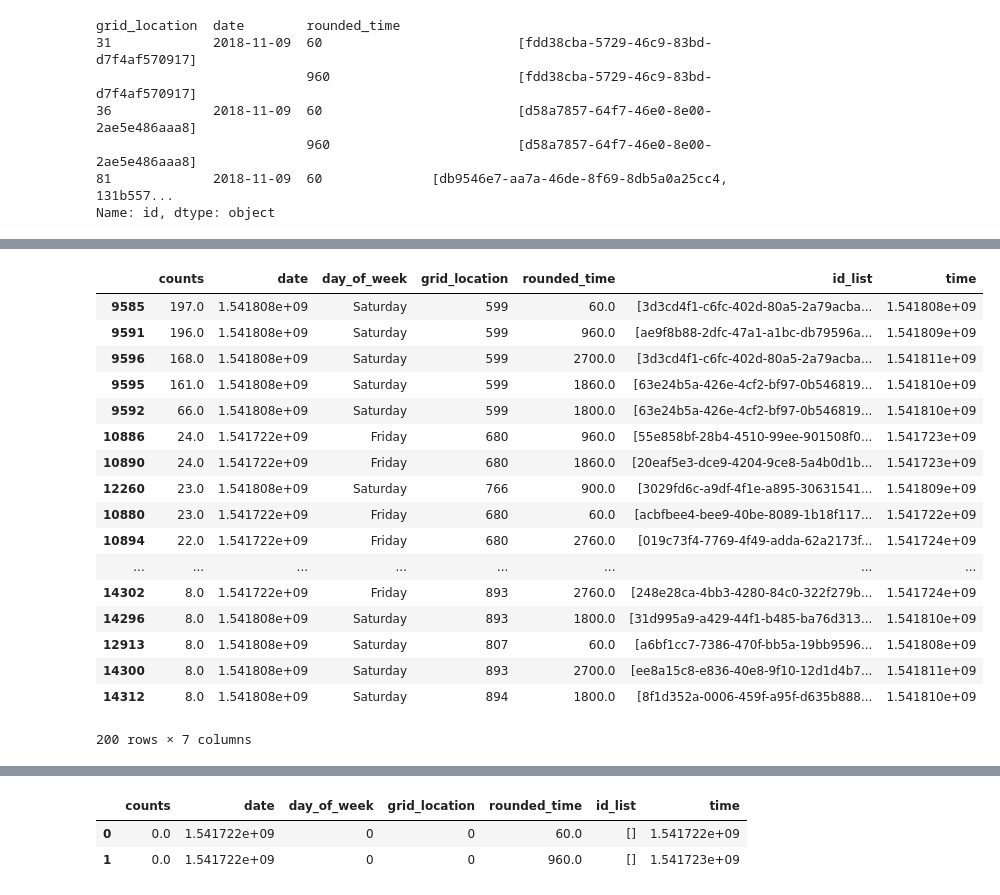
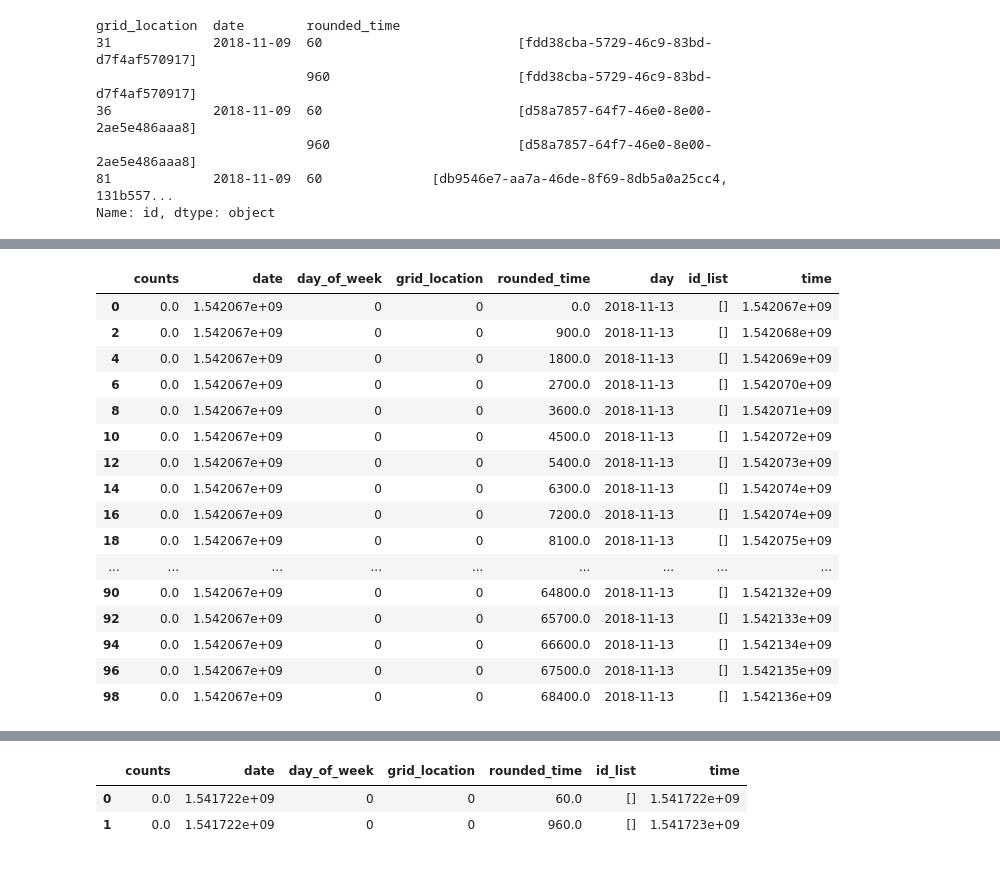
Before and after one commit to johnhayes20/Fantastic-Scooters-and-How-to-Redestribute-Them, a Jupyter notebook: Data Cleaning.ipynb, the cells around one changed output, grey strips where cells are left out. Cells and saved outputs as stored; diff of their text form; code cells hidden in the pictures.

```diff
--- a/Data Cleaning.ipynb
+++ b/Data Cleaning.ipynb
@@ -9,9 +9,9 @@ import folium
 from folium.plugins import MarkerCluster
 import datetime
 # %%
-def get_data(n=500000):
+def get_data(n=1000000):
 
-    df = pd.read_csv('bird_data.csv')
+    df = pd.read_csv('bird_data-nov19.csv')
     df.drop(['code', 'captive'], axis=1, inplace=True)
 
     temp_df = df.head(n)
@@ -144,12 +144,10 @@ def add_rounded_time(df, interval=15):
 
     '''
     df['rounded_time'] = pd.to_datetime(df['time']).dt.round('15min')
-    #df['rounded_time'] = pd.to_datetime(df['time']).dt.round("Min").apply(lambda dt: datetime.datetime(dt.year, dt.month, dt.day, dt.hour,15*round((float(dt.minute) + float(dt.second)/60) / interval)))
-    #df['rounded_time'] = pd.Series([val.time() for val in df['rounded_time']])
 
     df_time = pd.to_datetime(df["rounded_time"])
 
-    df['rounded_time'] = df_time.dt.hour*60+df_time.dt.minute*60 + df_time.dt.second
+    df['rounded_time'] = df_time.dt.hour*3600+df_time.dt.minute*60 + df_time.dt.second
 
 
     return df
@@ -374,4 +374,5 @@ for train_index, test_index in tscv.split(X):
 # %%
+new_df['day'] = new_df['date']
 new_df['date'] =(new_df['date'] - datetime.datetime(1970,1,1)).dt.total_seconds()
 # %%
 new_df.head()
@@ -433,23 +422,23 @@ merger_df['time'] = merger_df['date'] + merger_df['rounded_time']
 #merger_df = merger_df.drop(['battery_level', 'day_of_week', 'id', 'latitude', 'longitude'], axis =1)
 # %%
 merger_df.sort_values(by=['grid_location', 'time'], inplace=True)
-merger_df.sort_values(by='counts', ascending=False).head(200)
+#merger_df.sort_values(by='counts', ascending=False).head(200)
+merger_df.head(50)
 # %% [output]
-|  | counts | date | day_of_week | grid_location | rounded_time | id_list | time |
-| 9585 | 197.0 | 1.541808e+09 | Saturday | 599 | 60.0 | [3d3cd4f1-c6fc-402d-80a5-2a79acba... | 1.541808e+09 |
-| 9591 | 196.0 | 1.541808e+09 | Saturday | 599 | 960.0 | [ae9f8b88-2dfc-47a1-a1bc-db79596a... | 1.541809e+09 |
-| 9596 | 168.0 | 1.541808e+09 | Saturday | 599 | 2700.0 | [3d3cd4f1-c6fc-402d-80a5-2a79acba... | 1.541811e+09 |
-| 9595 | 161.0 | 1.541808e+09 | Saturday | 599 | 1860.0 | [63e24b5a-426e-4cf2-bf97-0b546819... | 1.541810e+09 |
-| 9592 | 66.0 | 1.541808e+09 | Saturday | 599 | 1800.0 | [63e24b5a-426e-4cf2-bf97-0b546819... | 1.541810e+09 |
-| 10886 | 24.0 | 1.541722e+09 | Friday | 680 | 960.0 | [55e858bf-28b4-4510-99ee-901508f0... | 1.541723e+09 |
-| 10890 | 24.0 | 1.541722e+09 | Friday | 680 | 1860.0 | [20eaf5e3-dce9-4204-9ce8-5a4b0d1b... | 1.541723e+09 |
-| 12260 | 23.0 | 1.541808e+09 | Saturday | 766 | 900.0 | [3029fd6c-a9df-4f1e-a895-30631541... | 1.541809e+09 |
-| 10880 | 23.0 | 1.541722e+09 | Friday | 680 | 60.0 | [acbfbee4-bee9-40be-8089-1b18f117... | 1.541722e+09 |
-| 10894 | 22.0 | 1.541722e+09 | Friday | 680 | 2760.0 | [019c73f4-7769-4f49-adda-62a2173f... | 1.541724e+09 |
-| ... | ... | ... | ... | ... | ... | ... | ... |
-| 14302 | 8.0 | 1.541722e+09 | Friday | 893 | 2760.0 | [248e28ca-4bb3-4280-84c0-322f279b... | 1.541724e+09 |
-| 14296 | 8.0 | 1.541808e+09 | Saturday | 893 | 1800.0 | [31d995a9-a429-44f1-b485-ba76d313... | 1.541810e+09 |
-| 12913 | 8.0 | 1.541808e+09 | Saturday | 807 | 60.0 | [a6bf1cc7-7386-470f-bb5a-19bb9596... | 1.541808e+09 |
-| 14300 | 8.0 | 1.541808e+09 | Saturday | 893 | 2700.0 | [ee8a15c8-e836-40e8-9f10-12d1d4b7... | 1.541811e+09 |
-| 14312 | 8.0 | 1.541808e+09 | Saturday | 894 | 1800.0 | [8f1d352a-0006-459f-a95f-d635b888... | 1.541810e+09 |
+|  | counts | date | day_of_week | grid_location | rounded_time | day | id_list | time |
+| 0 | 0.0 | 1.542067e+09 | 0 | 0 | 0.0 | 2018-11-13 | [] | 1.542067e+09 |
+| 2 | 0.0 | 1.542067e+09 | 0 | 0 | 900.0 | 2018-11-13 | [] | 1.542068e+09 |
+| 4 | 0.0 | 1.542067e+09 | 0 | 0 | 1800.0 | 2018-11-13 | [] | 1.542069e+09 |
+| 6 | 0.0 | 1.542067e+09 | 0 | 0 | 2700.0 | 2018-11-13 | [] | 1.542070e+09 |
+| 8 | 0.0 | 1.542067e+09 | 0 | 0 | 3600.0 | 2018-11-13 | [] | 1.542071e+09 |
+| 10 | 0.0 | 1.542067e+09 | 0 | 0 | 4500.0 | 2018-11-13 | [] | 1.542072e+09 |
+| 12 | 0.0 | 1.542067e+09 | 0 | 0 | 5400.0 | 2018-11-13 | [] | 1.542073e+09 |
+| 14 | 0.0 | 1.542067e+09 | 0 | 0 | 6300.0 | 2018-11-13 | [] | 1.542074e+09 |
+| 16 | 0.0 | 1.542067e+09 | 0 | 0 | 7200.0 | 2018-11-13 | [] | 1.542074e+09 |
+| 18 | 0.0 | 1.542067e+09 | 0 | 0 | 8100.0 | 2018-11-13 | [] | 1.542075e+09 |
+| ... | ... | ... | ... | ... | ... | ... | ... | ... |
+| 90 | 0.0 | 1.542067e+09 | 0 | 0 | 64800.0 | 2018-11-13 | [] | 1.542132e+09 |
+| 92 | 0.0 | 1.542067e+09 | 0 | 0 | 65700.0 | 2018-11-13 | [] | 1.542133e+09 |
+| 94 | 0.0 | 1.542067e+09 | 0 | 0 | 66600.0 | 2018-11-13 | [] | 1.542134e+09 |
+| 96 | 0.0 | 1.542067e+09 | 0 | 0 | 67500.0 | 2018-11-13 | [] | 1.542135e+09 |
+| 98 | 0.0 | 1.542067e+09 | 0 | 0 | 68400.0 | 2018-11-13 | [] | 1.542136e+09 |
-200 rows × 7 columns
```
Also changed, not shown: parts of 21 cells of this notebook.
